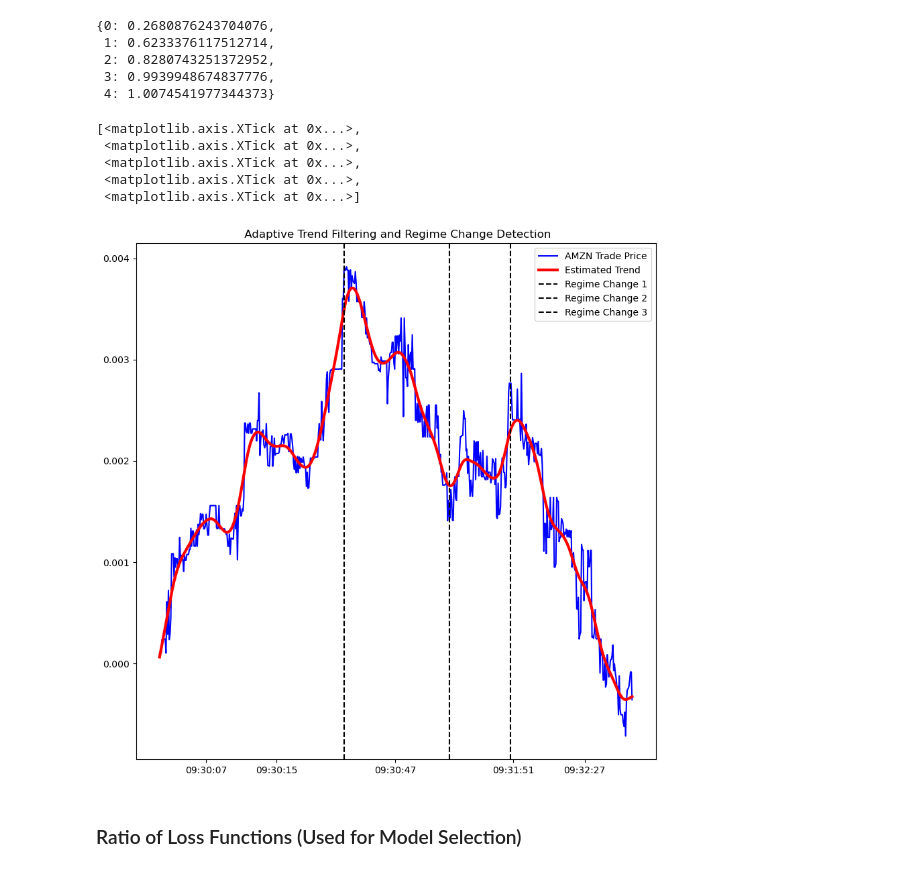
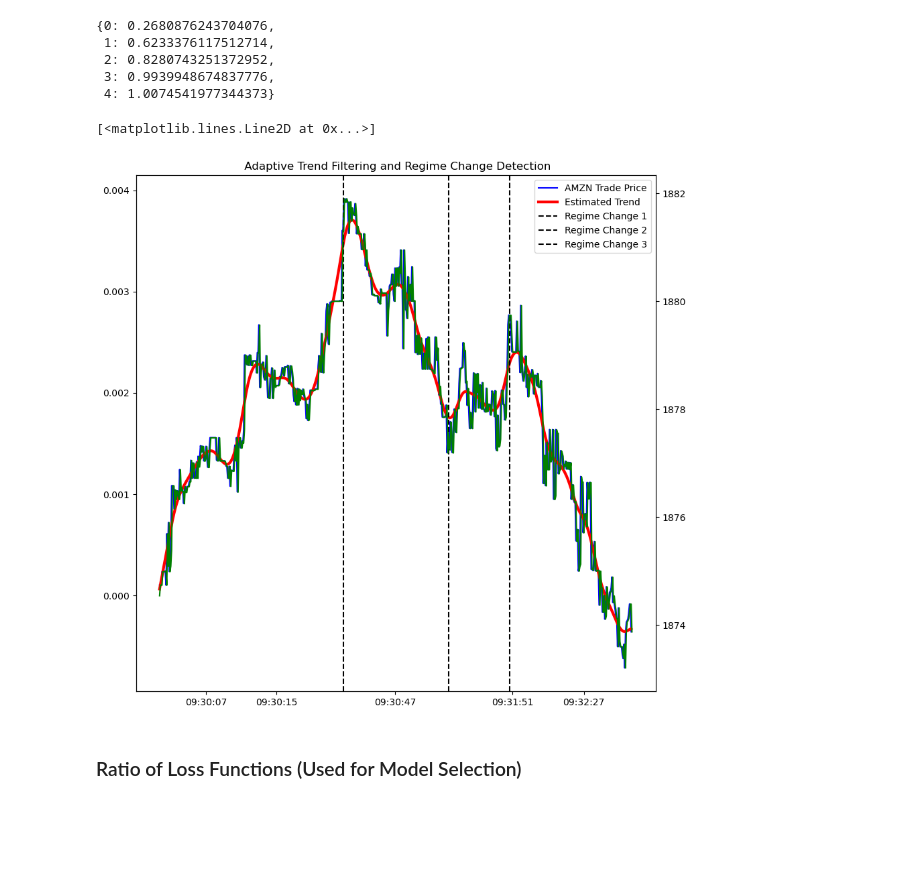
Before and after one commit to jasonbohne123/Adaptive_Signal_Estimation, a Jupyter notebook: research/real_data/Log_Data_Benchmark.ipynb, the cells around one changed output. Drawn from its saved outputs; the diff is of its cells as text; code cells hidden in the pictures; blank space fills up the shorter version.

Commit message:
add log prices

```diff
--- a/research/real_data/Log_Data_Benchmark.ipynb
+++ b/research/real_data/Log_Data_Benchmark.ipynb
@@ -177,25 +177,25 @@ regime_model.all_models
 # %%
 fig, ax = plt.subplots(1, 1, figsize=(10, 10))
 
 ax.plot(log_trade_return.values, label="AMZN Trade Price",color='blue')
 ax.plot(tf.y_hat, label="Estimated Trend ",color='red',lw=3)
 
 for i in range(len(regime_model.knots)):
     ax.axvline(regime_model.knots[i],color='black',linestyle='--',label=f"Regime Change {i+1}")
 
 ax.legend()
 ax.set_title(" Adaptive Trend Filtering and Regime Change Detection")
 
 quantiles=[0.1,0.25,0.5,0.75,0.9]
 indices=[int(len(log_trade_return.values)*q)-1 for q in quantiles]
 ax.set_xticks(indices,regular_trades.index[indices].strftime("%H:%M:%S"))
+
+ax2=ax.twinx()
+trade_price=regular_trades["Trade_Price"].values
+ax2.plot(trade_price, label="Trade Price",color='green')
 # %% [output]
-[<matplotlib.axis.XTick at 0x...>,
- <matplotlib.axis.XTick at 0x...>,
- <matplotlib.axis.XTick at 0x...>,
- <matplotlib.axis.XTick at 0x...>,
- <matplotlib.axis.XTick at 0x...>]
+[<matplotlib.lines.Line2D at 0x...>]
-[figure, old version]
+[figure, new version]
 # %% [markdown]
 ### Ratio of Loss Functions (Used for Model Selection)
 # %%
```
Also changed, not shown: parts of 1 cell of this notebook.
